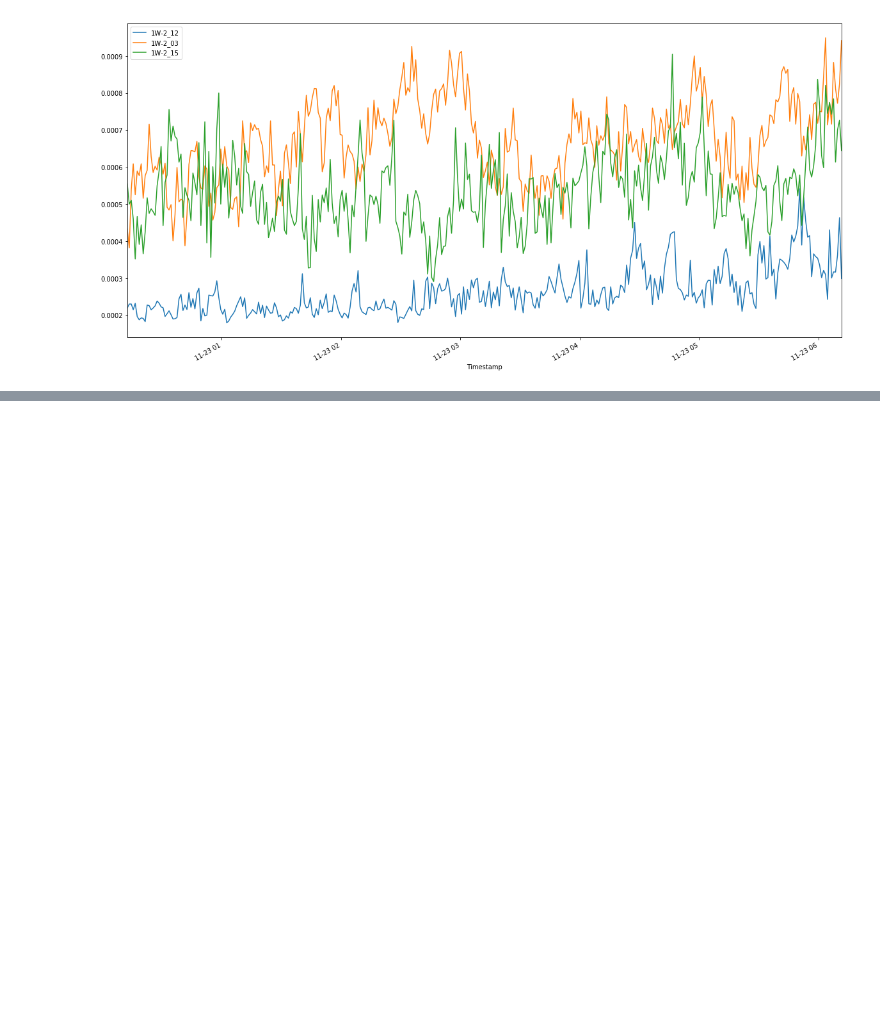
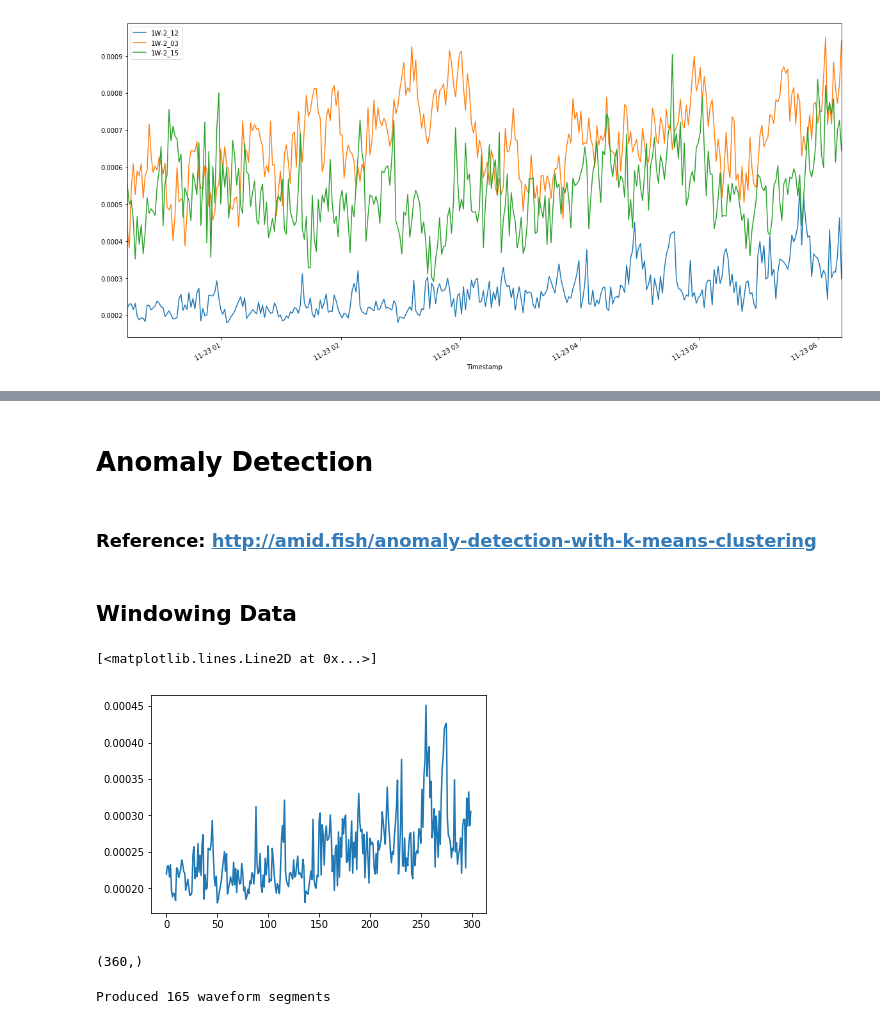
Before and after one commit to xw0078/ub_fall17_seb, a Jupyter notebook: Dataset Overview.ipynb, the cells around one changed output, grey strips where cells are left out. Saved outputs shown, nothing was run; the diff lists cells and outputs as text; code cells hidden in the pictures; blank space fills up the shorter version.

Commit message:
Initial part for Anomaly Detection

```diff
--- a/Dataset Overview.ipynb
+++ b/Dataset Overview.ipynb
@@ -176,0 +147,4 @@ plt.show
+# %% [markdown]
+# Anomaly Detection
+# %% [markdown]
+### Reference: http://amid.fish/anomaly-detection-with-k-means-clustering
@@ -176,0 +175,30 @@ plt.show
+# %% [markdown]
+## Windowing Data
+# %%
+segment_len = 32
+slide_len = 2
+segments = []
+df = df_base_1m['1W-2_12']
+df.shape
+df[0:5]
+plt.plot(df[0:300])
+# %% [output]
+[<matplotlib.lines.Line2D at 0x...>]
+[figure, added]
+# %%
+df.shape
+# %% [output]
+(360,)
+# %%
+for start_pos in range(0, len(df), slide_len):
+    end_pos = start_pos + segment_len
+    # make a copy so changes to 'segments' doesn't modify the original ekg_data
+    segment = np.copy(df[start_pos:end_pos])
+    # if we're at the end and we've got a truncated segment, drop it
+    if len(segment) != segment_len:
+        continue
+    segments.append(segment)
+
+print("Produced %d waveform segments" % len(segments))
+# %% [output]
+Produced 165 waveform segments
```
Also changed, not shown: parts of 33 cells of this notebook.
